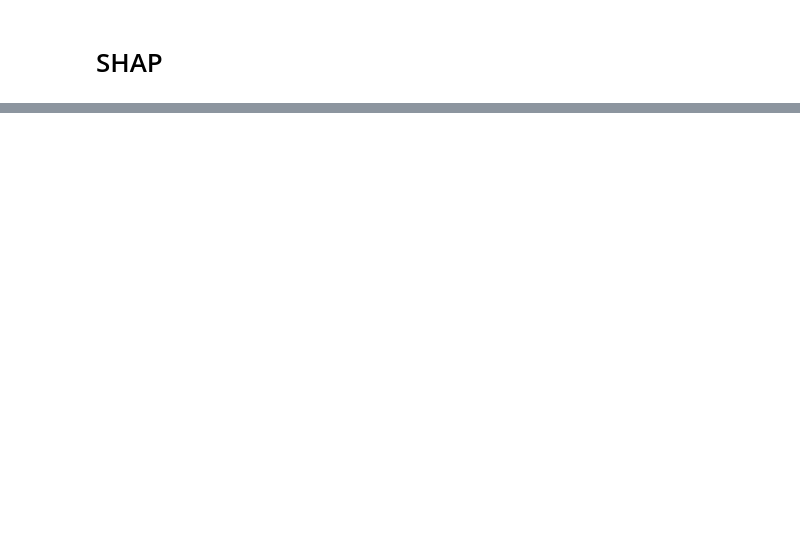
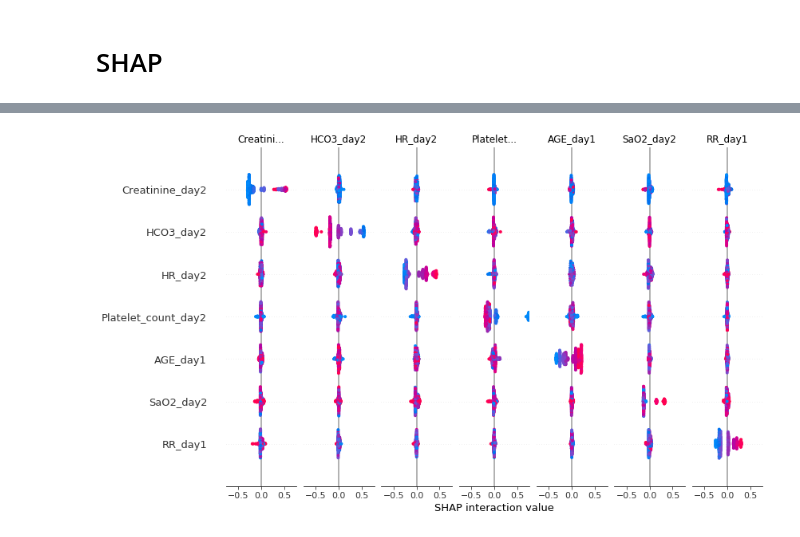
Before and after one commit to Gareth001/thesis, a Jupyter notebook: notebooks/MIMIC death RF.ipynb, the cells around one changed output, grey strips where cells are left out. Saved outputs shown, nothing was run; the diff lists cells and outputs as text; code cells hidden in the pictures; blank space fills up the shorter version.

```diff
--- a/notebooks/MIMIC death RF.ipynb
+++ b/notebooks/MIMIC death RF.ipynb
@@ -242,2 +247,6 @@ shap.summary_plot(
 # %%
 xgb_shap_interaction = explainer.shap_interaction_values(X_test)
+# %%
+shap.summary_plot(xgb_shap_interaction, X_test, feature_names=np.array(feature_names))
+# %% [output]
+[figure, added]
```
Also changed, not shown: parts of 24 cells of this notebook, 1 other file.
